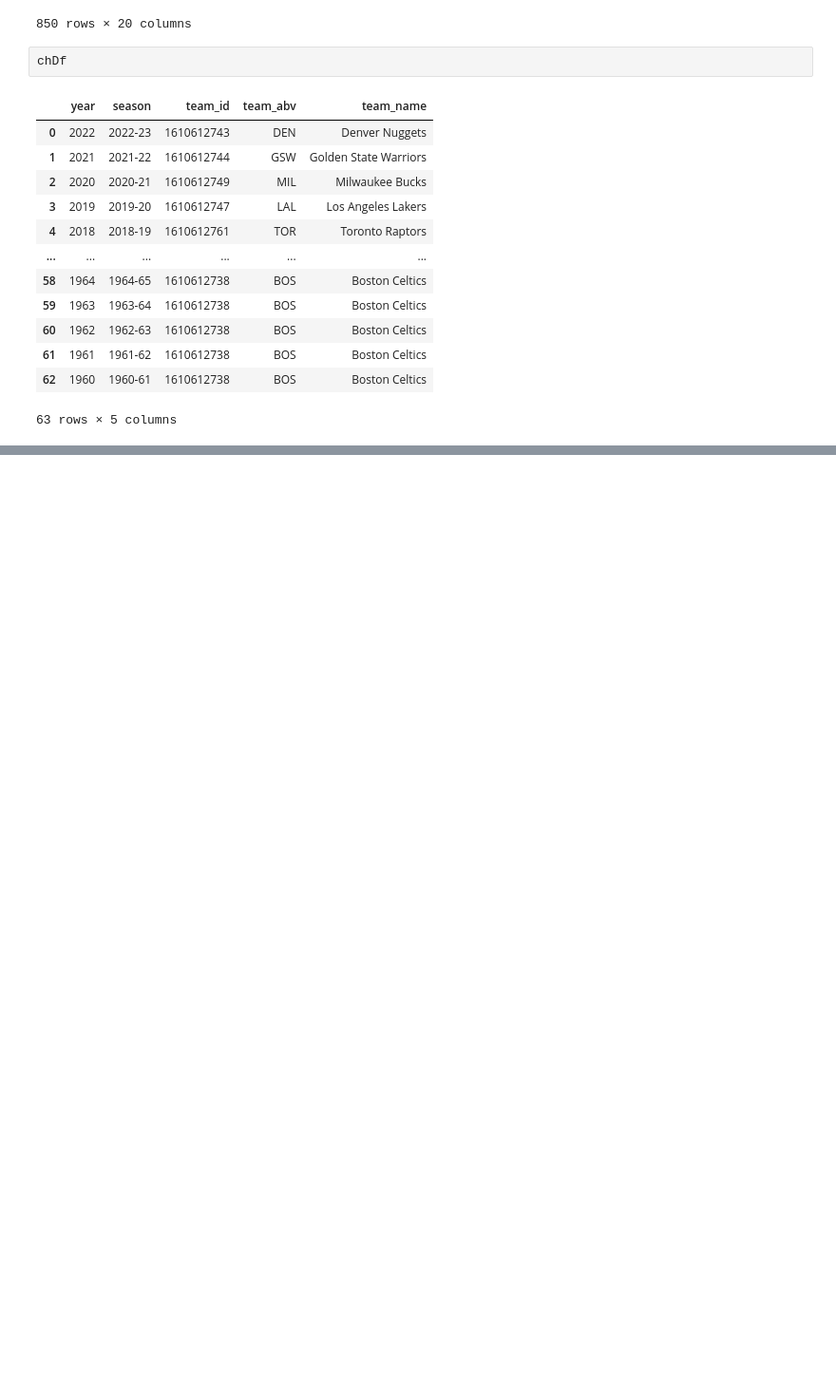
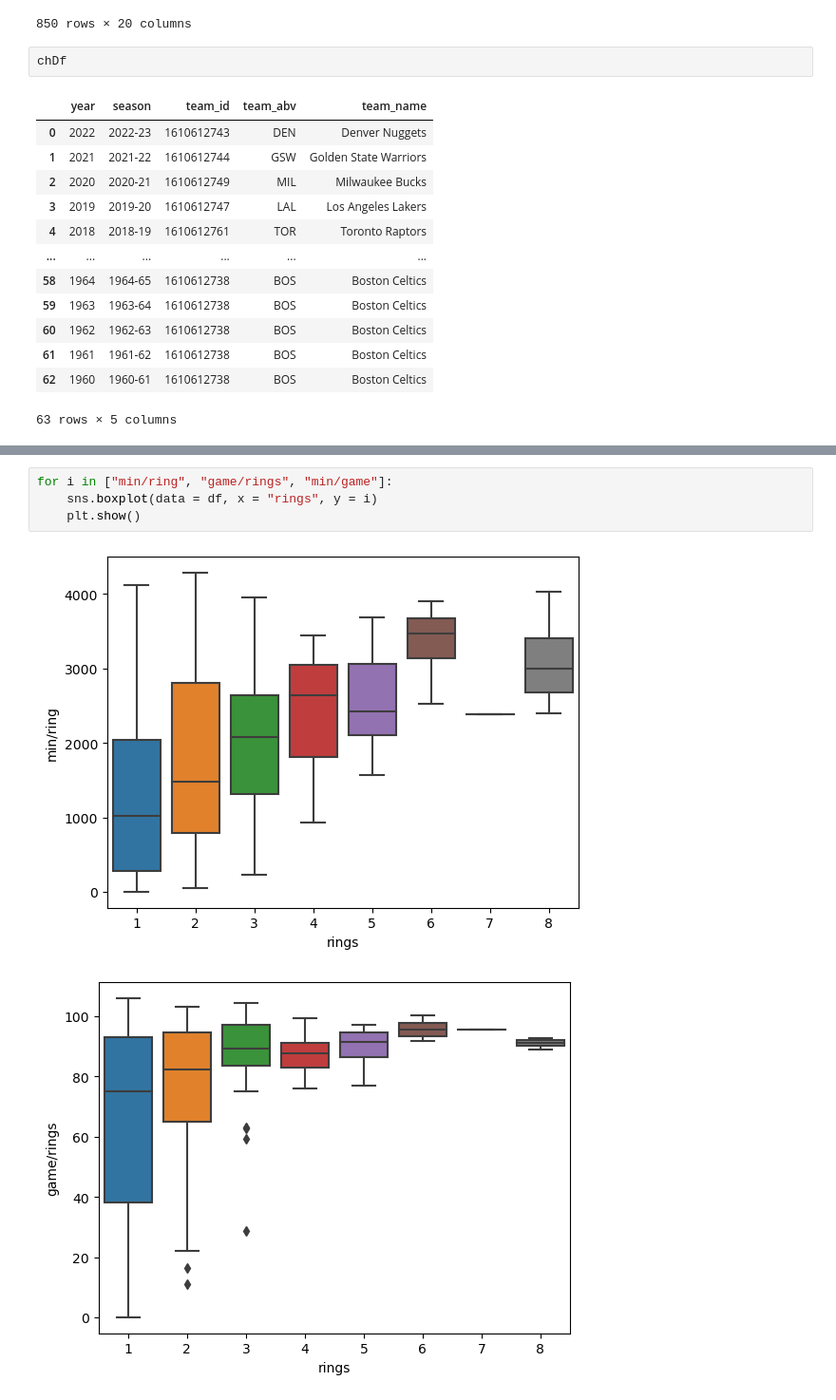
Before and after one commit to revpeter/NBA_championship_rings, a Jupyter notebook: nba_champs.ipynb, the cells around one changed output, grey strips where cells are left out. Shown: that part at 95% size. Saved outputs shown, nothing was run; the diff lists cells and outputs as text; blank space fills up the shorter version.

Commit message:
boxplotv1

```diff
--- a/nba_champs.ipynb
+++ b/nba_champs.ipynb
@@ -304,0 +330,7 @@ chDf
+# %%
+for i in ["min/ring", "game/rings", "min/game"]:
+    sns.boxplot(data = df, x = "rings", y = i)
+    plt.show()
+# %% [output]
+[figure, added]
+[figure, added]
```
Also changed, not shown: parts of 9 cells of this notebook, 5 other files.
